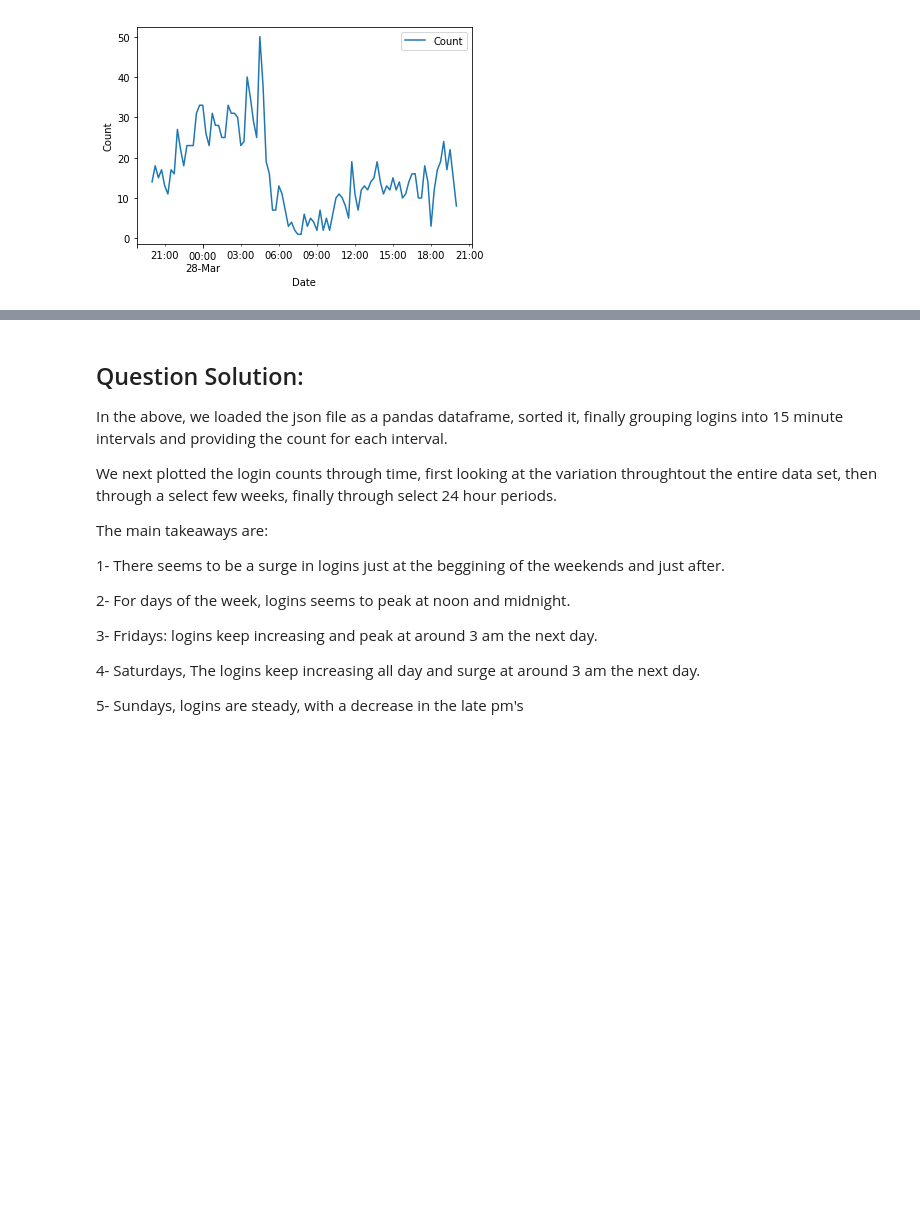
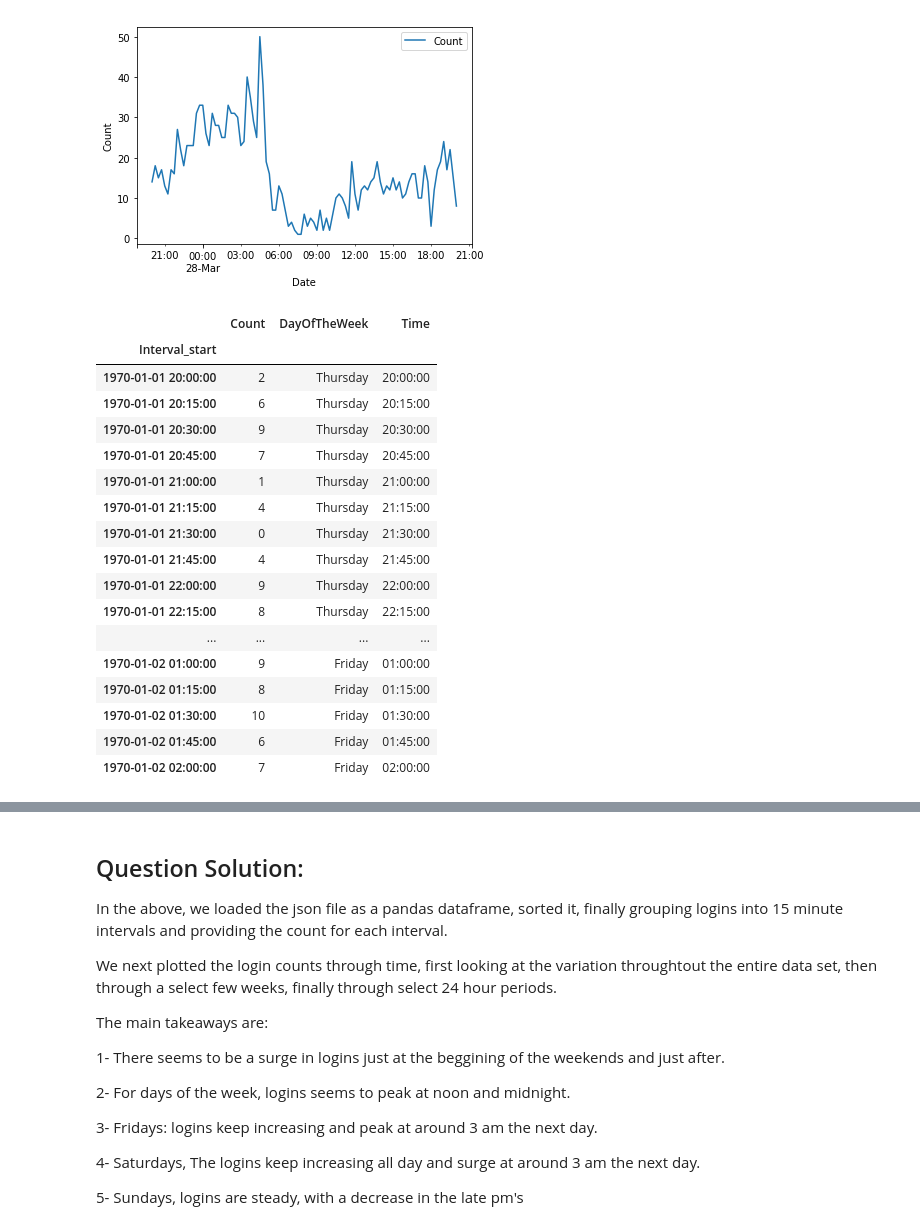
Before and after one commit to harajlim/Springboard_17.1_Ultimate_Inc_TakeHome, a Jupyter notebook: Challenge Solution.ipynb, the cells around one changed output, grey strips where cells are left out. Drawn from its saved outputs; the diff is of its cells as text; code cells hidden in the pictures; blank space fills up the shorter version.

```diff
--- a/Challenge Solution.ipynb
+++ b/Challenge Solution.ipynb
@@ -229,3 +229,32 @@ print(DF_toplot.DayOfTheWeek.value_counts().index[:])
 # %% [output]
 Index(['Saturday', 'Friday'], dtype='object')
 [figure]
+# %%
+# Next we look into grouping Date-With Day of the week, and getting average counts over each day of the week.
+time=[]
+for i in range(len(Data_grouped)):
+    time.append(Data_grouped.index[i].time())
+
+Data_grouped['Time']=time
+
+
+#Next We group by DayOfTheWeek and Time
+# %% [output]
+|  | Count | DayOfTheWeek | Time |
+| Interval_start |  |  |  |
+| 1970-01-01 20:00:00 | 2 | Thursday | 20:00:00 |
+| 1970-01-01 20:15:00 | 6 | Thursday | 20:15:00 |
+| 1970-01-01 20:30:00 | 9 | Thursday | 20:30:00 |
+| 1970-01-01 20:45:00 | 7 | Thursday | 20:45:00 |
+| 1970-01-01 21:00:00 | 1 | Thursday | 21:00:00 |
+| 1970-01-01 21:15:00 | 4 | Thursday | 21:15:00 |
+| 1970-01-01 21:30:00 | 0 | Thursday | 21:30:00 |
+| 1970-01-01 21:45:00 | 4 | Thursday | 21:45:00 |
+| 1970-01-01 22:00:00 | 9 | Thursday | 22:00:00 |
+| 1970-01-01 22:15:00 | 8 | Thursday | 22:15:00 |
+| ... | ... | ... | ... |
+| 1970-01-02 01:00:00 | 9 | Friday | 01:00:00 |
+| 1970-01-02 01:15:00 | 8 | Friday | 01:15:00 |
+| 1970-01-02 01:30:00 | 10 | Friday | 01:30:00 |
+| 1970-01-02 01:45:00 | 6 | Friday | 01:45:00 |
+| 1970-01-02 02:00:00 | 7 | Friday | 02:00:00 |
```
Also changed, not shown: parts of 3 cells of this notebook.
